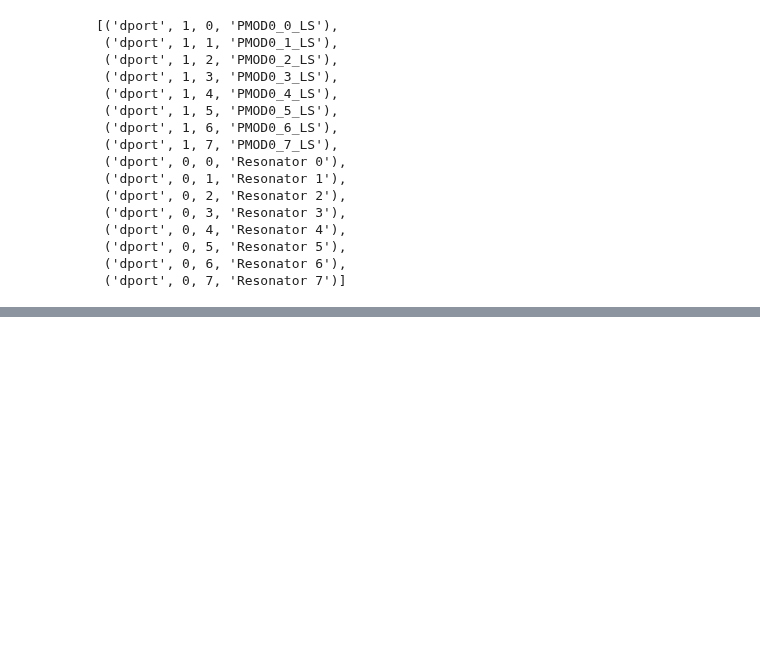
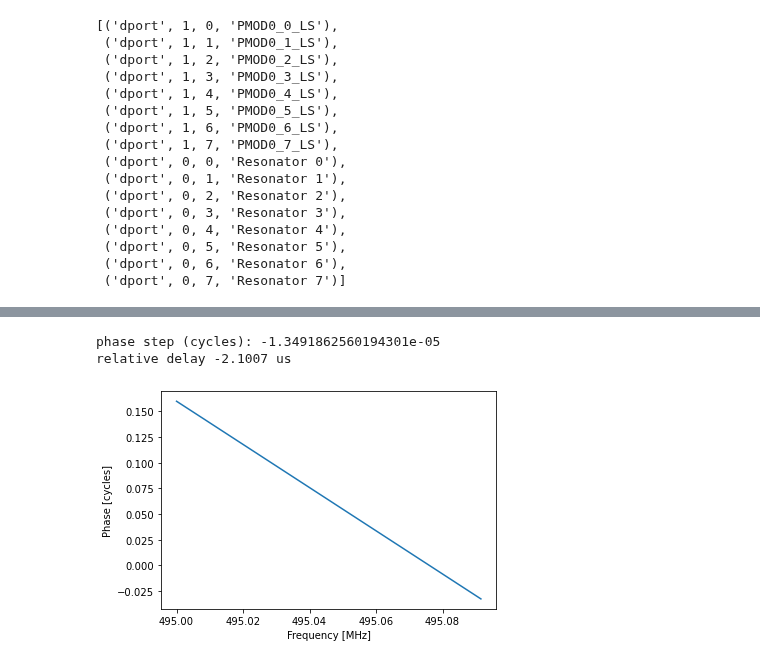
Before and after one commit to meeg/qick_demos_sho, a Jupyter notebook: kidsim/resonator_tprocv2.ipynb, the cells around one changed output, grey strips where cells are left out. Saved outputs shown, nothing was run; the diff lists cells and outputs as text; code cells hidden in the pictures; blank space fills up the shorter version.

```diff
--- a/kidsim/resonator_tprocv2.ipynb
+++ b/kidsim/resonator_tprocv2.ipynb
@@ -20,10 +23,9 @@ from qick_training import *
 
 # soc = QickTrainingSoc(bitfile="/data/fw/2024-07-08_216_tprocv2r20_kidsim-dynROv1/qick_216.bit")
 # soc = QickTrainingSoc(bitfile="/data/fw/2024-07-15_216_tprocv2r20_kidsim-dynROv1/qick_216.bit")
-# soc = QickTrainingSoc(bitfile="/data/fw/2024-07-15_216_tprocv2r20_kidsim-dynROv1-2/qick_216.bit")
+soc = QickTrainingSoc(bitfile="/data/fw/2024-07-15_216_tprocv2r20_kidsim-dynROv1-2/qick_216.bit")
 
-
-soc = QickTrainingSoc(bitfile="/data/QIS_SummerSchool_2024/ZCU216/demos_qce/firmware/qick_training.bit")
+# soc = QickTrainingSoc(bitfile="/data/QIS_SummerSchool_2024/ZCU216/demos_qce/firmware/qick_training.bit")
 
 soccfg = soc
 print(soccfg)
@@ -398,26 +408,31 @@ plt.xlabel("time [us]");
 # %%
-config['steps']=100001
+# config['steps']=100001
+config['steps']=10001
 
 prog = FreqSweepProgram(soccfg, reps=10, final_delay=1.0, cfg=config)
 freqs = prog.get_pulse_param('myro', 'freq', as_array=True)
 iq_list = prog.acquire(soc, soft_avgs=1, progress=True)
 # plt.plot(np.angle(iq_list[0][0].dot([1,1j]), deg=True))
 
 # plt.plot(iq_list[0][0,:,0], iq_list[0][0,:,1], '.')
 # plt.ylabel("Q [ADU]")
 # plt.xlabel("I [ADU]");
 
 iq_complex = iq_list[0][0].dot([1,1j])
 phases = np.unwrap(np.angle(iq_complex))/(2*np.pi)
 
 plt.plot(freqs, phases)
 plt.ylabel("Phase [cycles]")
 plt.xlabel("Frequency [MHz]")
 
 print("phase step (cycles):", phases[1]-phases[0])
 
 a = np.vstack([freqs, np.ones_like(freqs)]).T
 phase_delay = np.linalg.lstsq(a, phases, rcond=None)[0][0]
 print("relative delay %.4f us"%(phase_delay))
+# %% [output]
+phase step (cycles): -1.3491862560194301e-05
+relative delay -2.1007 us
+[figure, added]
 # %%
 config['freq'] = QickSweep1D("myloop", START_FREQ, END_FREQ)
```
Also changed, not shown: parts of 30 cells of this notebook, 1 other file.
